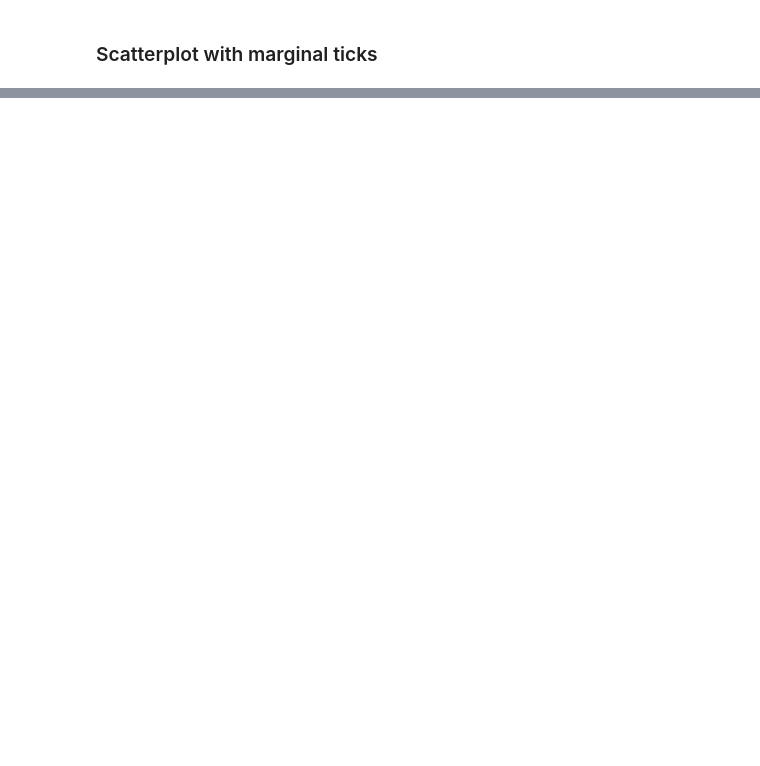
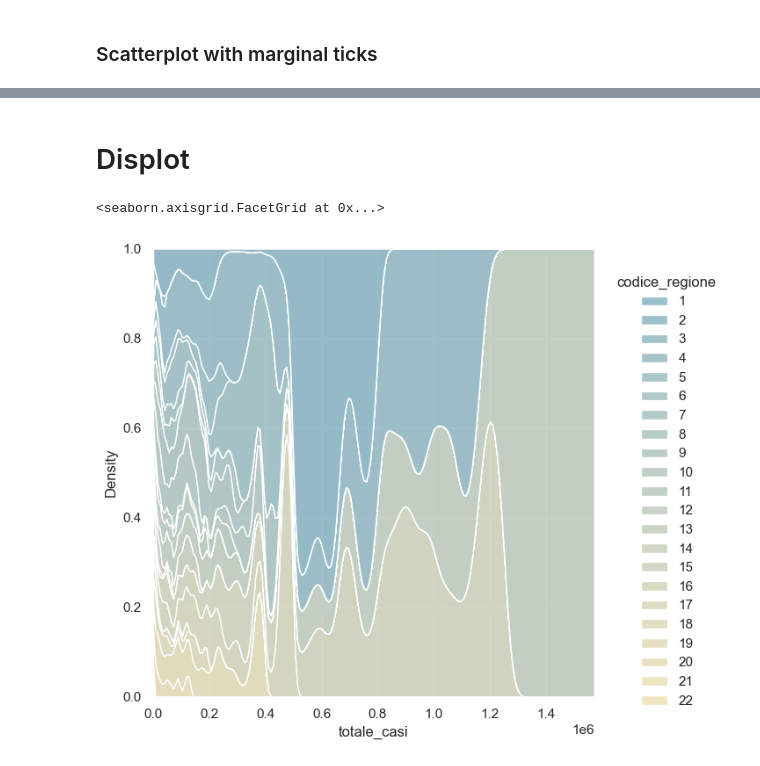
Before and after one commit to OscarToorres/BigData-IA, a Jupyter notebook: SBD/Tarea_3_3.ipynb, the cells around one changed output, grey strips where cells are left out. Cells and saved outputs as stored; diff of their text form; code cells hidden in the pictures; blank space fills up the shorter version.

```diff
--- a/SBD/Tarea_3_3.ipynb
+++ b/SBD/Tarea_3_3.ipynb
@@ -114,0 +92,14 @@ ValueError: Must pass 2-d input. shape=()
+# %% [markdown]
+# Displot
+# %%
+sns.set_theme(style="darkgrid")
+sns.displot(
+    data=df,
+    x="totale_casi", hue="codice_regione",
+    kind="kde", height=6,
+    multiple="fill", clip=(0, None),
+    palette="blend:#7AB,#EDA"
+)
+# %% [output]
+<seaborn.axisgrid.FacetGrid at 0x...>
+[figure, added]
```
Also changed, not shown: parts of 8 cells of this notebook, 3 other files.
